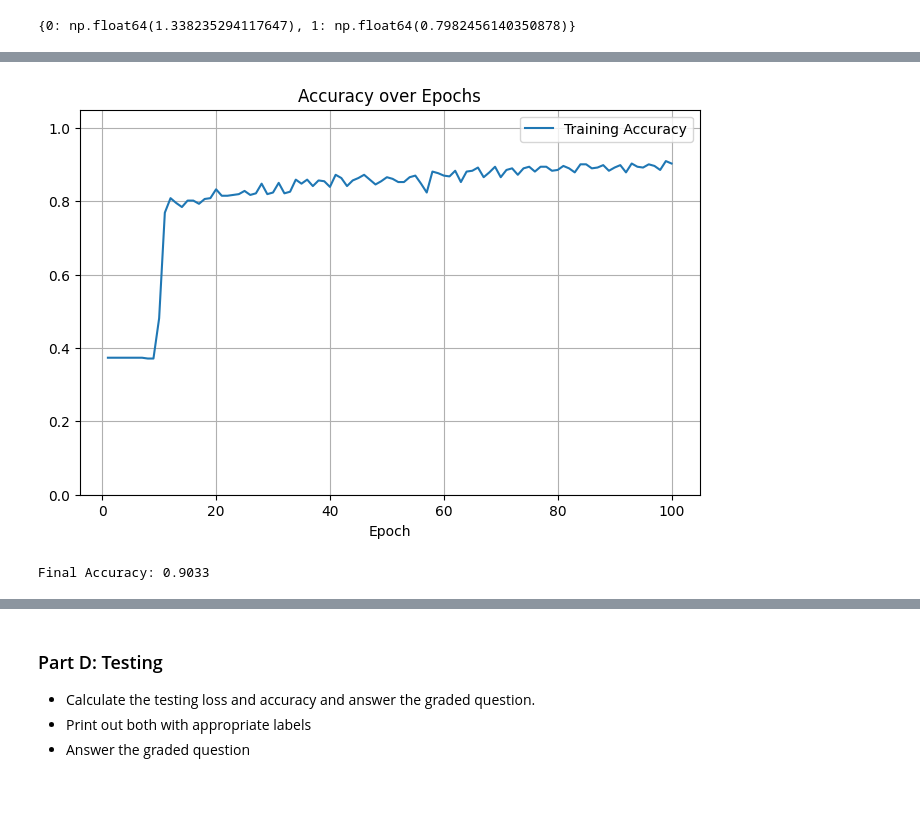
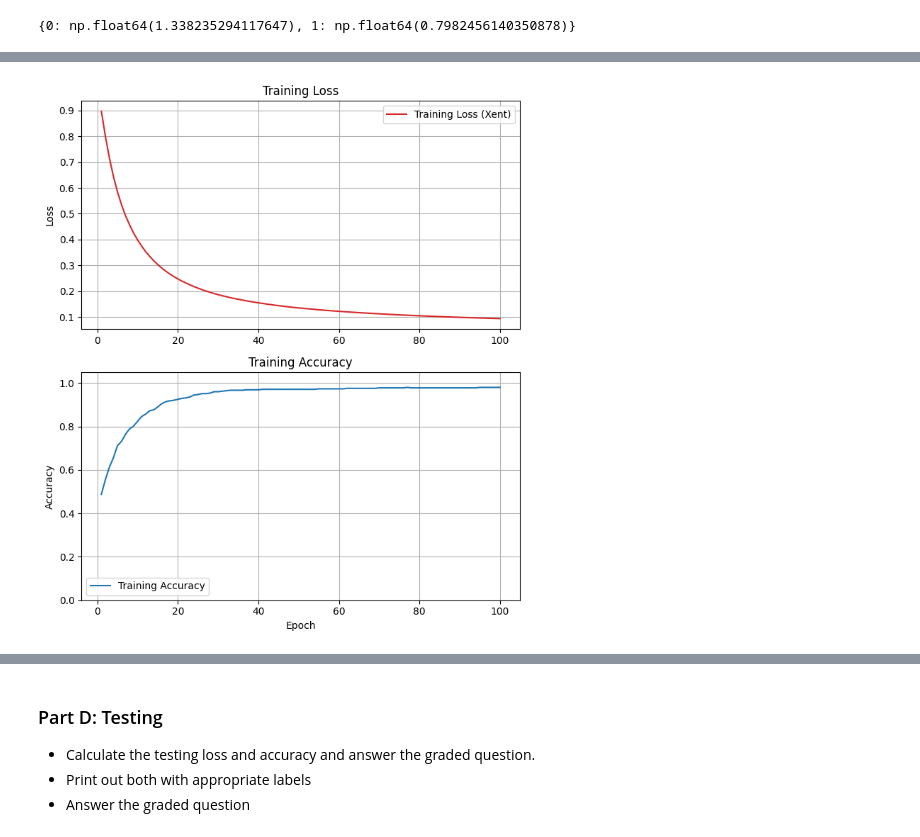
Before and after one commit to paumar2/bu-dx703-pmm, a Jupyter notebook: Homework_01.ipynb, the cells around one changed output, grey strips where cells are left out. Saved outputs shown, nothing was run; the diff lists cells and outputs as text; code cells hidden in the pictures; blank space fills up the shorter version.

```diff
--- a/Homework_01.ipynb
+++ b/Homework_01.ipynb
@@ -318,16 +302,4 @@ Final Loss: 0.6491
-# %%
-#plot accuracy
-plt.figure(figsize=(8, 5))
-plt.title('Accuracy over Epochs')
-plt.plot(range(1, n_epochs+1), model_history.history['accuracy'], label='Training Accuracy')
-plt.xlabel('Epoch')
-plt.ylim([0, 1.05])
-plt.legend()
-plt.grid()
-plt.show()
-#find final training accuracy
-a = model_history.history['accuracy'][-1]
-print(f'Final Accuracy: {a:.4f}')
-# %% [output]
-[figure, removed]
-Final Accuracy: 0.9033
+# %%
+plot_history(model_history)
+# %% [output]
+[figure, added]
```
Also changed, not shown: parts of 33 cells of this notebook.
